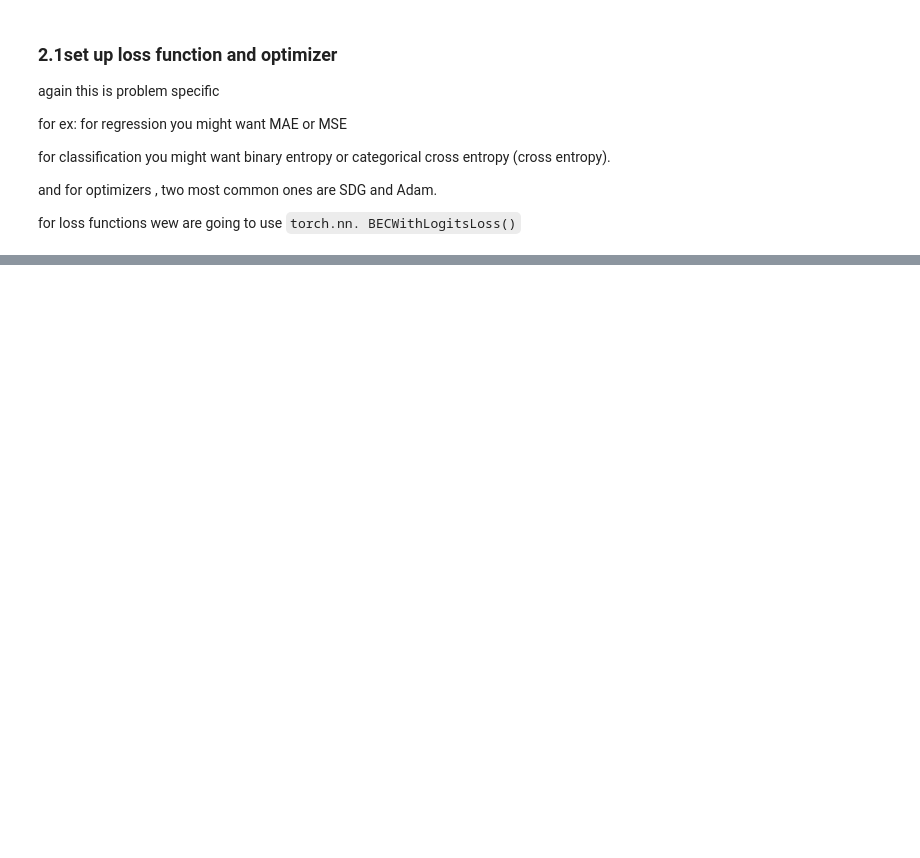
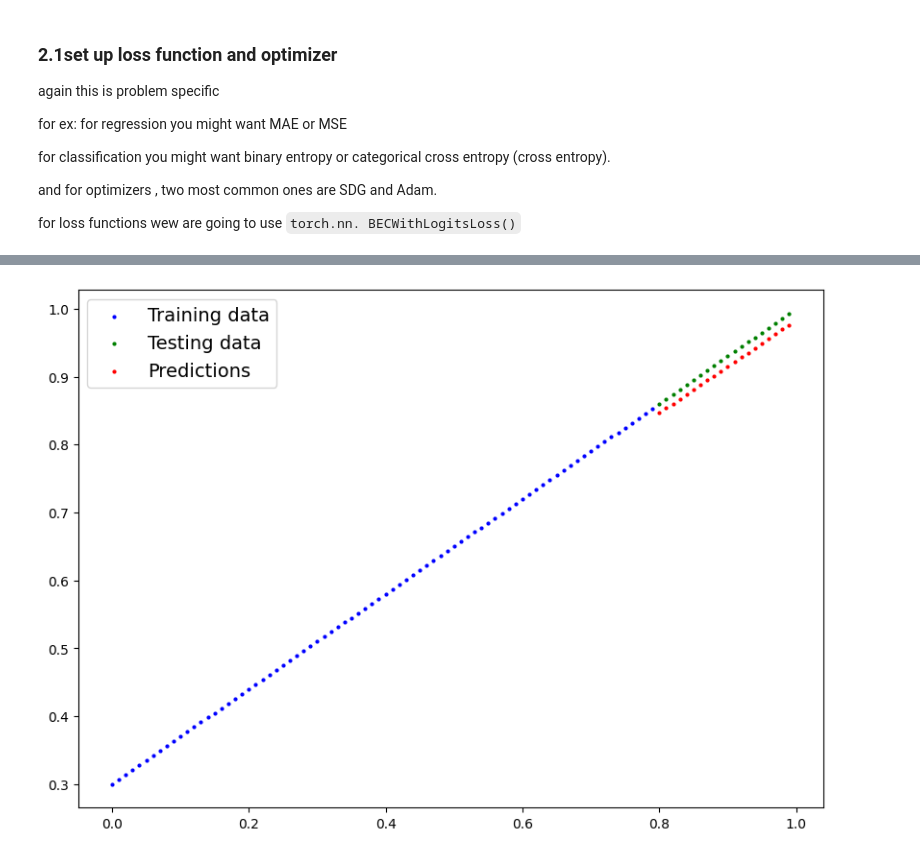
Before and after one commit to princoo/pytorch-in-ML, a Jupyter notebook: 02_pytorch_classification.ipynb, the cells around one changed output, grey strips where cells are left out. Cells and saved outputs as stored; diff of their text form; code cells hidden in the pictures; blank space fills up the shorter version.

```diff
--- a/02_pytorch_classification.ipynb
+++ b/02_pytorch_classification.ipynb
@@ -245,0 +621,6 @@ def accuracy_fn(y_true, y_pred):
+# %%
+#  Losss and optimizer
+
+loss_fn = nn.L1Loss()
+optimizer = torch.optim.SGD(params = model_2.parameters(),
+                            lr= 0.01)
@@ -245,0 +675,16 @@ def accuracy_fn(y_true, y_pred):
+# %%
+#  make predictions
+
+model_2.eval()
+with torch.inference_mode():
+  test_pred_regression = model_2(X_test_regression)
+
+#  plot data
+plot_predictions(train_data = X_train_regression,
+                 train_labels = y_train_regression,
+                 test_data = X_test_regression,
+                 test_labels = y_test_regression,
+                 predictions = test_pred_regression
+                 )
+# %% [output]
+[figure, added]
```
Also changed, not shown: parts of 36 cells of this notebook.
